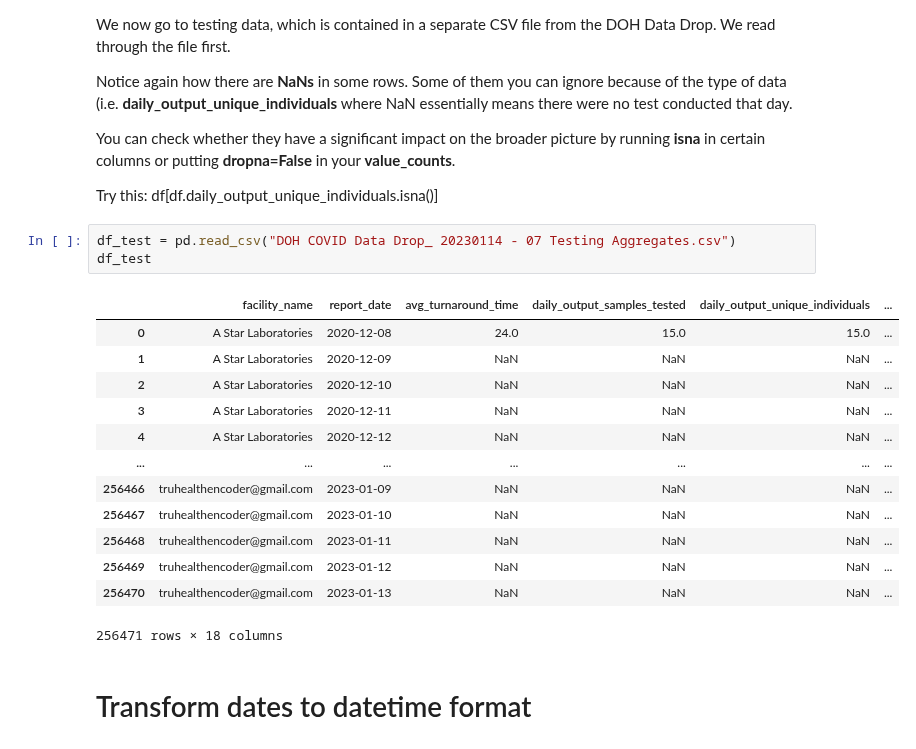
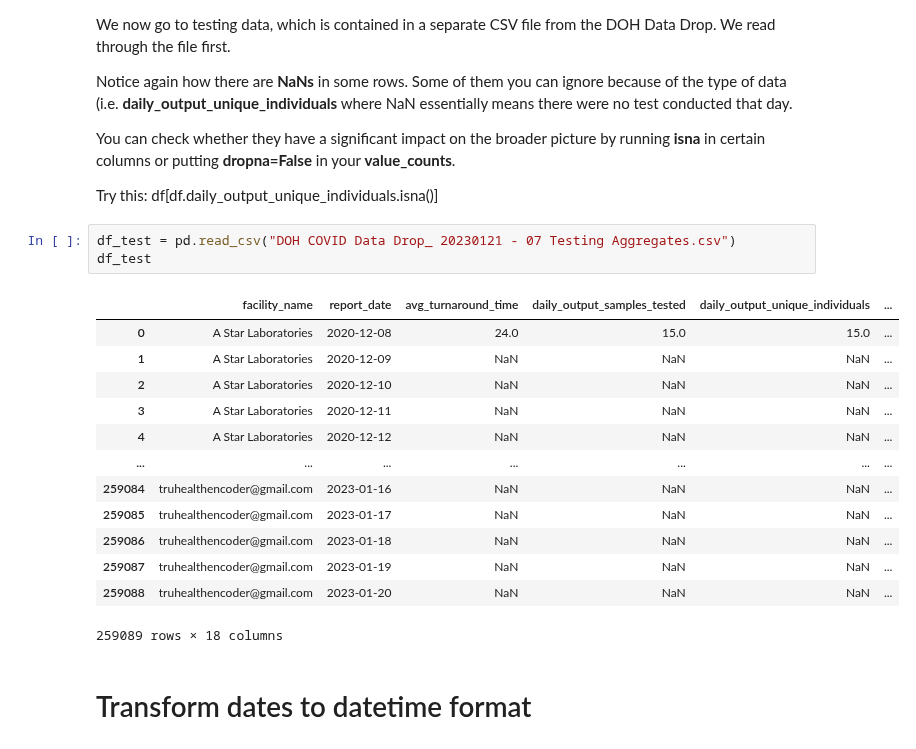
Before and after one commit to pmagtulis/covid-ph, a Jupyter notebook: covid-philippines.ipynb, the cells around one changed output. Drawn from its saved outputs; the diff is of its cells as text.

```diff
--- a/covid-philippines.ipynb
+++ b/covid-philippines.ipynb
@@ -686,22 +686,22 @@ You can check whether they have a significant impact on the broader picture by r
 Try this:
 df[df.daily_output_unique_individuals.isna()]
 # %%
-df_test = pd.read_csv("DOH COVID Data Drop_ 20230114 - 07 Testing Aggregates.csv")
+df_test = pd.read_csv("DOH COVID Data Drop_ 20230121 - 07 Testing Aggregates.csv")
 df_test
 # %% [output]
 |  | facility_name | report_date | avg_turnaround_time | daily_output_samples_tested | daily_output_unique_individuals | ... |
 | 0 | A Star Laboratories | 2020-12-08 | 24.0 | 15.0 | 15.0 | ... |
 | 1 | A Star Laboratories | 2020-12-09 | NaN | NaN | NaN | ... |
 | 2 | A Star Laboratories | 2020-12-10 | NaN | NaN | NaN | ... |
 | 3 | A Star Laboratories | 2020-12-11 | NaN | NaN | NaN | ... |
 | 4 | A Star Laboratories | 2020-12-12 | NaN | NaN | NaN | ... |
 | ... | ... | ... | ... | ... | ... | ... |
-| 256466 | truhealthencoder@gmail.com | 2023-01-09 | NaN | NaN | NaN | ... |
-| 256467 | truhealthencoder@gmail.com | 2023-01-10 | NaN | NaN | NaN | ... |
-| 256468 | truhealthencoder@gmail.com | 2023-01-11 | NaN | NaN | NaN | ... |
-| 256469 | truhealthencoder@gmail.com | 2023-01-12 | NaN | NaN | NaN | ... |
-| 256470 | truhealthencoder@gmail.com | 2023-01-13 | NaN | NaN | NaN | ... |
+| 259084 | truhealthencoder@gmail.com | 2023-01-16 | NaN | NaN | NaN | ... |
+| 259085 | truhealthencoder@gmail.com | 2023-01-17 | NaN | NaN | NaN | ... |
+| 259086 | truhealthencoder@gmail.com | 2023-01-18 | NaN | NaN | NaN | ... |
+| 259087 | truhealthencoder@gmail.com | 2023-01-19 | NaN | NaN | NaN | ... |
+| 259088 | truhealthencoder@gmail.com | 2023-01-20 | NaN | NaN | NaN | ... |
-256471 rows × 18 columns
+259089 rows × 18 columns
 # %% [markdown]
 # Transform dates to datetime format
 # %%
```
Also changed, not shown: parts of 54 cells of this notebook, 6 other files.
